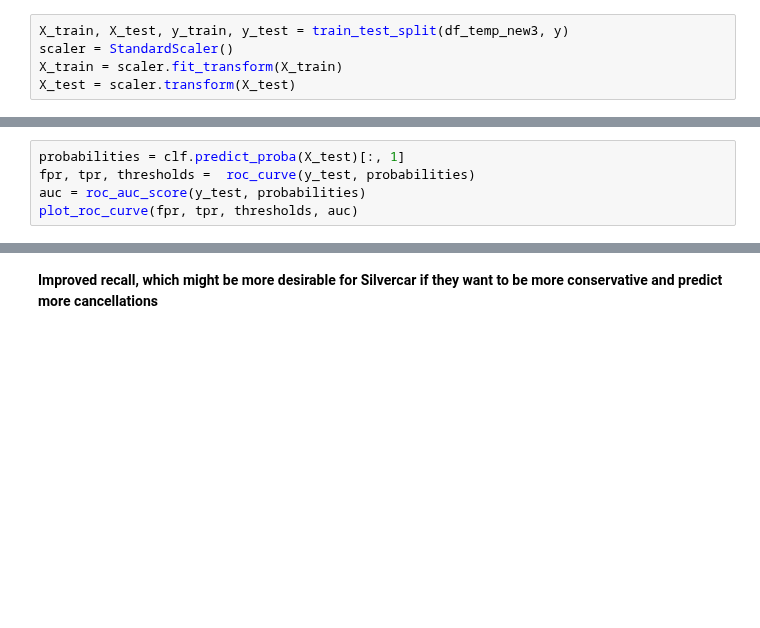
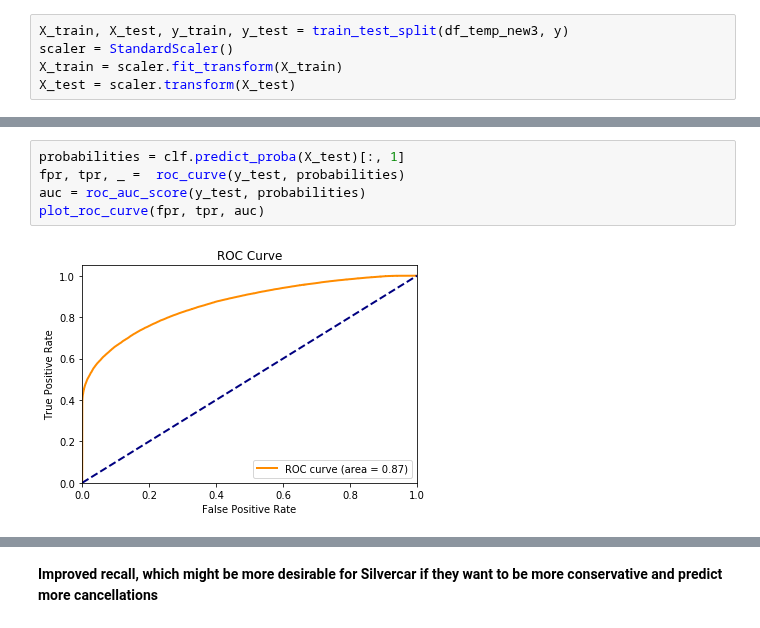
Before and after one commit to mengeling/silvercar-cancellation-predictor, a Jupyter notebook: EDA/modeling.ipynb, the cells around one changed output, grey strips where cells are left out. Saved outputs shown, nothing was run; the diff lists cells and outputs as text; blank space fills up the shorter version.

```diff
--- a/EDA/modeling.ipynb
+++ b/EDA/modeling.ipynb
@@ -400,6 +406,8 @@ plot_confusion_matrix(cm)
 # %%
 probabilities = clf.predict_proba(X_test)[:, 1]
-fpr, tpr, thresholds =  roc_curve(y_test, probabilities)
+fpr, tpr, _ =  roc_curve(y_test, probabilities)
 auc = roc_auc_score(y_test, probabilities)
-plot_roc_curve(fpr, tpr, thresholds, auc)
+plot_roc_curve(fpr, tpr, auc)
+# %% [output]
+[figure, added]
 # %%
```
Also changed, not shown: parts of 7 cells of this notebook, 8 other files.
